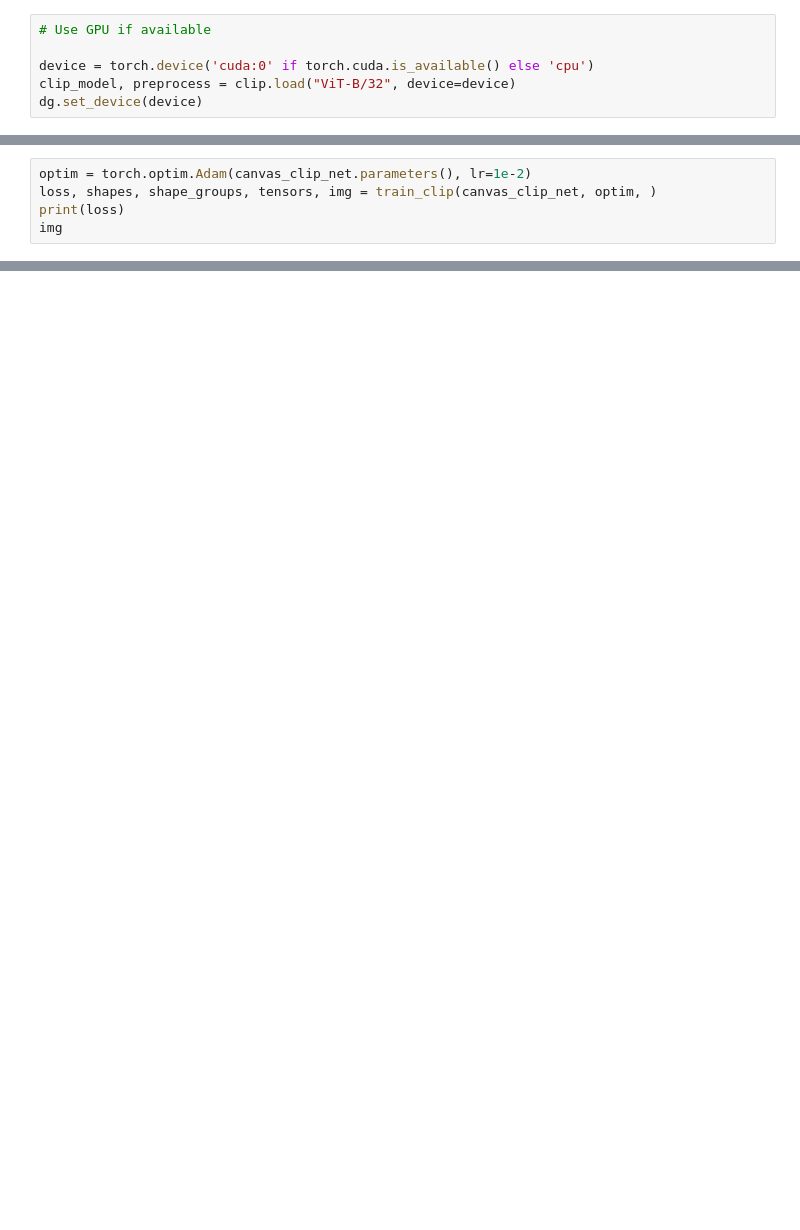
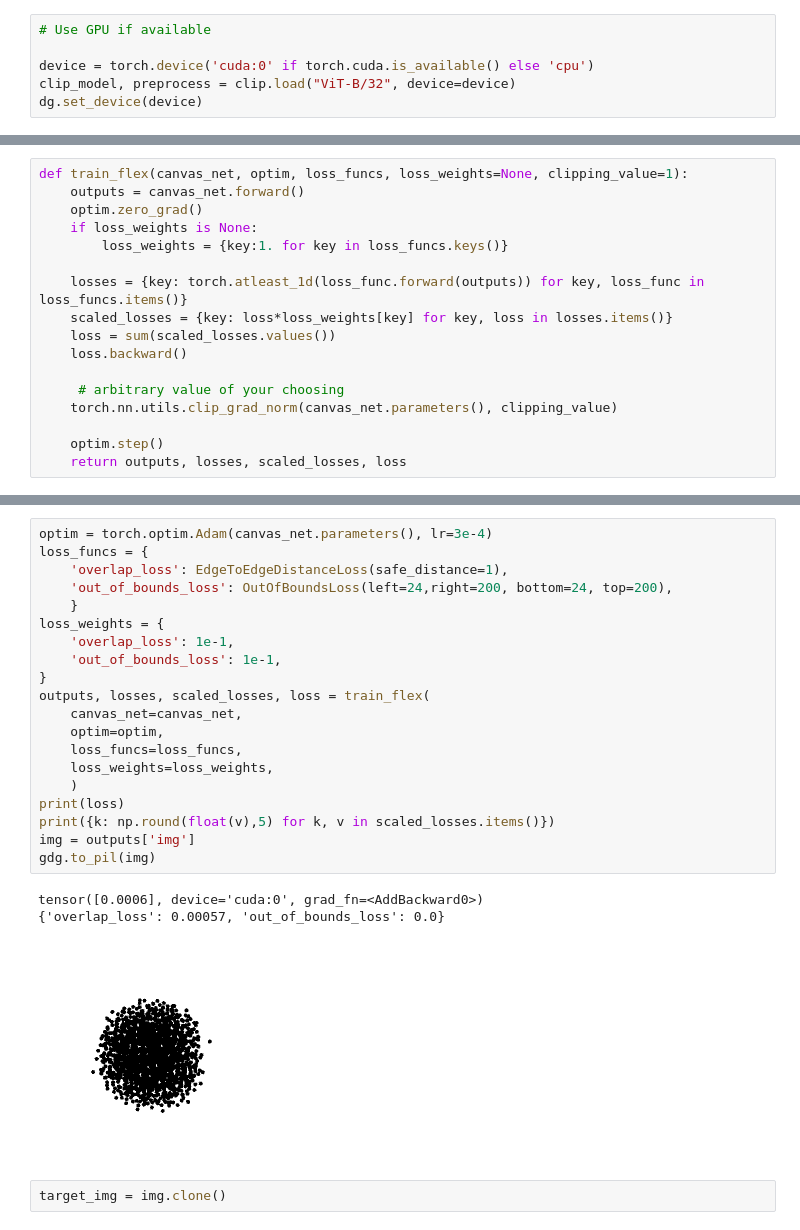
Before and after one commit to ANaka/genpen, a Jupyter notebook: scratch/068_refactor.ipynb, the cells around one changed output, grey strips where cells are left out. Saved outputs shown, nothing was run; the diff lists cells and outputs as text; blank space fills up the shorter version.

```diff
--- a/scratch/068_refactor.ipynb
+++ b/scratch/068_refactor.ipynb
@@ -361,5 +73,0 @@ with autograd.detect_anomaly():
-# %%
-optim = torch.optim.Adam(canvas_clip_net.parameters(), lr=1e-2)
-loss, shapes, shape_groups, tensors, img = train_clip(canvas_clip_net, optim, )
-print(loss)
-img
@@ -505,0 +205,17 @@ gdg.to_pil(target)
+# %%
+def train_flex(canvas_net, optim, loss_funcs, loss_weights=None, clipping_value=1):
+    outputs = canvas_net.forward()
+    optim.zero_grad()
+    if loss_weights is None:
+        loss_weights = {key:1. for key in loss_funcs.keys()}
+
+    losses = {key: torch.atleast_1d(loss_func.forward(outputs)) for key, loss_func in loss_funcs.items()}
+    scaled_losses = {key: loss*loss_weights[key] for key, loss in losses.items()}
+    loss = sum(scaled_losses.values())
+    loss.backward()
+
+     # arbitrary value of your choosing
+    torch.nn.utils.clip_grad_norm(canvas_net.parameters(), clipping_value)
+
+    optim.step()
+    return outputs, losses, scaled_losses, loss
@@ -505,0 +293,26 @@ gdg.to_pil(target)
+# %%
+optim = torch.optim.Adam(canvas_net.parameters(), lr=3e-4)
+loss_funcs = {
+    'overlap_loss': EdgeToEdgeDistanceLoss(safe_distance=1),
+    'out_of_bounds_loss': OutOfBoundsLoss(left=24,right=200, bottom=24, top=200),
+    }
+loss_weights = {
+    'overlap_loss': 1e-1,
+    'out_of_bounds_loss': 1e-1,
+}
+outputs, losses, scaled_losses, loss = train_flex(
+    canvas_net=canvas_net,
+    optim=optim,
+    loss_funcs=loss_funcs,
+    loss_weights=loss_weights,
+    )
+print(loss)
+print({k: np.round(float(v),5) for k, v in scaled_losses.items()})
+img = outputs['img']
+gdg.to_pil(img)
+# %% [output]
+tensor([0.0006], device='cuda:0', grad_fn=<AddBackward0>)
+{'overlap_loss': 0.00057, 'out_of_bounds_loss': 0.0}
+[figure, added]
+# %%
+target_img = img.clone()
```
Also changed, not shown: parts of 58 cells of this notebook, 3 other files.
